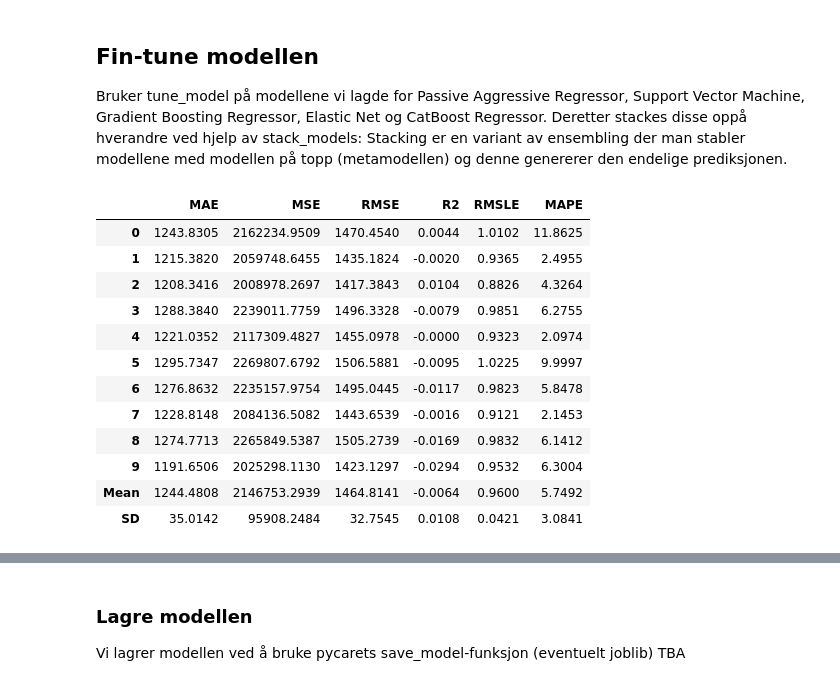
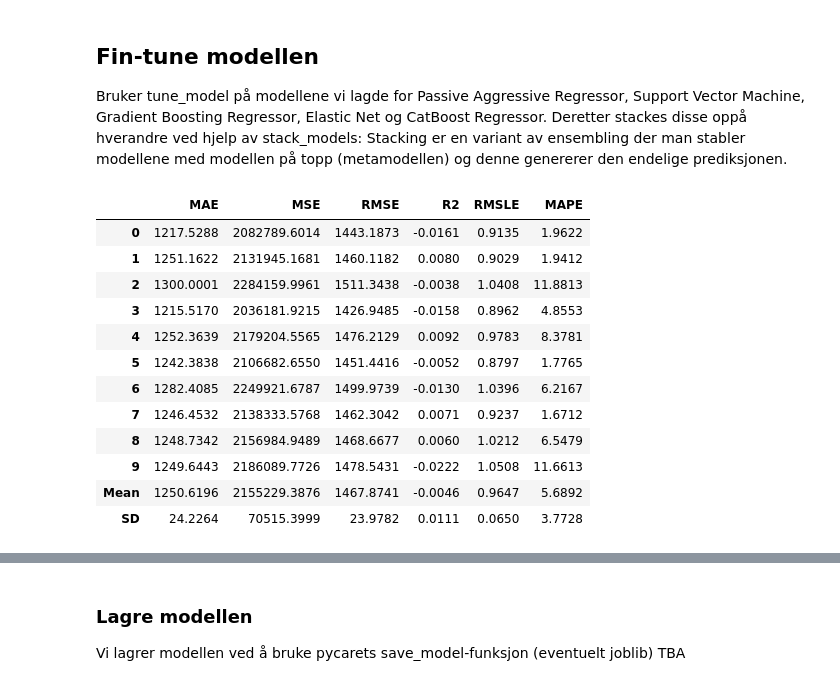
Before and after one commit to h577870/DAT158_ML2, a Jupyter notebook: Customer-revenue-prediction.ipynb, the cells around one changed output, grey strips where cells are left out. Drawn from its saved outputs; the diff is of its cells as text; code cells hidden in the pictures.

```diff
--- a/Customer-revenue-prediction.ipynb
+++ b/Customer-revenue-prediction.ipynb
@@ -304,0 +328,2 @@ Bruker Passive Aggressive Regressor, Support Vector Machine, Gradient Boosting R
+# %%
+tuned_elastic = tune_model(model_elastic)
@@ -304,0 +346,2 @@ Bruker Passive Aggressive Regressor, Support Vector Machine, Gradient Boosting R
+# %%
+model_cat = create_model('catboost')
@@ -304,0 +362,2 @@ Bruker Passive Aggressive Regressor, Support Vector Machine, Gradient Boosting R
+# %%
+tuned_cat = tune_model(model_cat)
@@ -339,6 +416,6 @@ tuned_pareg = tune_model(model_pareg)
 # %% [markdown]
 **For Support Vector Machine**
 # %%
-model_svm = create_model('svm')
+model_svm = create_model('svm', C=100)
 # %% [output]
 |  | MAE | MSE | RMSE | R2 | RMSLE | MAPE |
@@ -393,18 +458,18 @@ create_gbr = create_model('gbr')
 Bruker tune_model på modellene vi lagde for Passive Aggressive Regressor, Support Vector Machine, Gradient Boosting Regressor, Elastic Net og CatBoost Regressor. Deretter stackes disse oppå hverandre ved hjelp av stack_models:
 Stacking er en variant av ensembling der man stabler modellene med modellen på topp (metamodellen) og denne genererer den endelige prediksjonen.
 # %%
-stacker = stack_models(estimator_list = [tuned_pareg, tuned_svm], meta_model = create_gbr)
+stacker = stack_models(estimator_list = [tuned_pareg, model_svm, tuned_cat, tuned_elastic], meta_model = create_gbr)
 # %% [output]
 |  | MAE | MSE | RMSE | R2 | RMSLE | MAPE |
-| 0 | 1243.8305 | 2162234.9509 | 1470.4540 | 0.0044 | 1.0102 | 11.8625 |
-| 1 | 1215.3820 | 2059748.6455 | 1435.1824 | -0.0020 | 0.9365 | 2.4955 |
-| 2 | 1208.3416 | 2008978.2697 | 1417.3843 | 0.0104 | 0.8826 | 4.3264 |
-| 3 | 1288.3840 | 2239011.7759 | 1496.3328 | -0.0079 | 0.9851 | 6.2755 |
-| 4 | 1221.0352 | 2117309.4827 | 1455.0978 | -0.0000 | 0.9323 | 2.0974 |
-| 5 | 1295.7347 | 2269807.6792 | 1506.5881 | -0.0095 | 1.0225 | 9.9997 |
-| 6 | 1276.8632 | 2235157.9754 | 1495.0445 | -0.0117 | 0.9823 | 5.8478 |
-| 7 | 1228.8148 | 2084136.5082 | 1443.6539 | -0.0016 | 0.9121 | 2.1453 |
-| 8 | 1274.7713 | 2265849.5387 | 1505.2739 | -0.0169 | 0.9832 | 6.1412 |
-| 9 | 1191.6506 | 2025298.1130 | 1423.1297 | -0.0294 | 0.9532 | 6.3004 |
-| Mean | 1244.4808 | 2146753.2939 | 1464.8141 | -0.0064 | 0.9600 | 5.7492 |
-| SD | 35.0142 | 95908.2484 | 32.7545 | 0.0108 | 0.0421 | 3.0841 |
+| 0 | 1217.5288 | 2082789.6014 | 1443.1873 | -0.0161 | 0.9135 | 1.9622 |
+| 1 | 1251.1622 | 2131945.1681 | 1460.1182 | 0.0080 | 0.9029 | 1.9412 |
+| 2 | 1300.0001 | 2284159.9961 | 1511.3438 | -0.0038 | 1.0408 | 11.8813 |
+| 3 | 1215.5170 | 2036181.9215 | 1426.9485 | -0.0158 | 0.8962 | 4.8553 |
+| 4 | 1252.3639 | 2179204.5565 | 1476.2129 | 0.0092 | 0.9783 | 8.3781 |
+| 5 | 1242.3838 | 2106682.6550 | 1451.4416 | -0.0052 | 0.8797 | 1.7765 |
+| 6 | 1282.4085 | 2249921.6787 | 1499.9739 | -0.0130 | 1.0396 | 6.2167 |
+| 7 | 1246.4532 | 2138333.5768 | 1462.3042 | 0.0071 | 0.9237 | 1.6712 |
+| 8 | 1248.7342 | 2156984.9489 | 1468.6677 | 0.0060 | 1.0212 | 6.5479 |
+| 9 | 1249.6443 | 2186089.7726 | 1478.5431 | -0.0222 | 1.0508 | 11.6613 |
+| Mean | 1250.6196 | 2155229.3876 | 1467.8741 | -0.0046 | 0.9647 | 5.6892 |
+| SD | 24.2264 | 70515.3999 | 23.9782 | 0.0111 | 0.0650 | 3.7728 |
```
Also changed, not shown: parts of 24 cells of this notebook, 1 other file.
